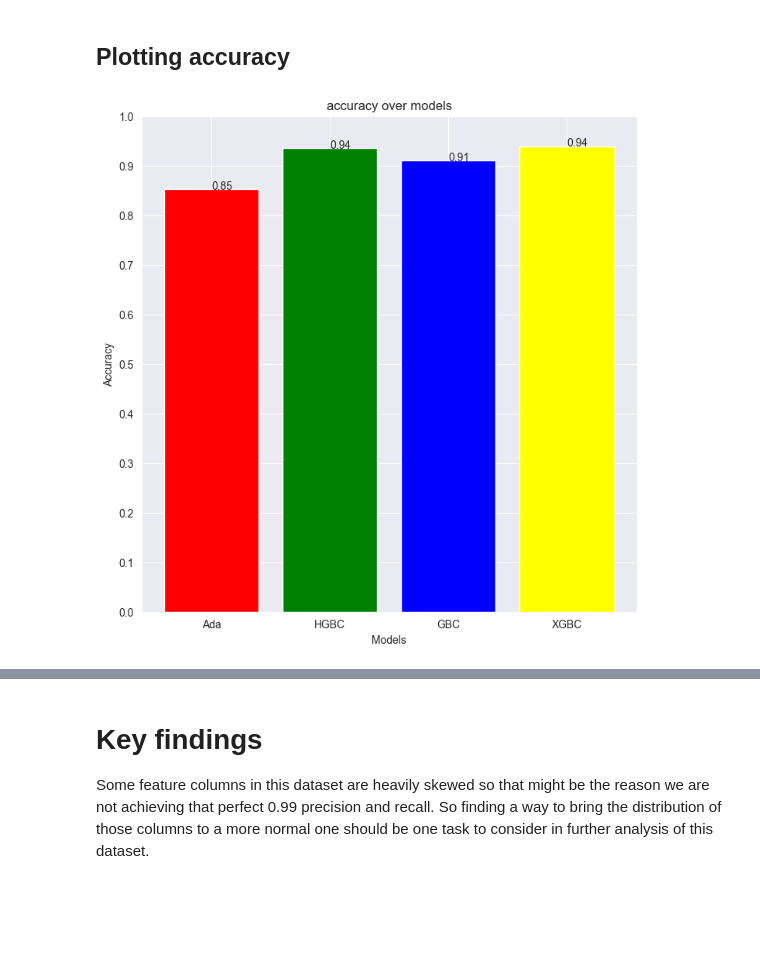
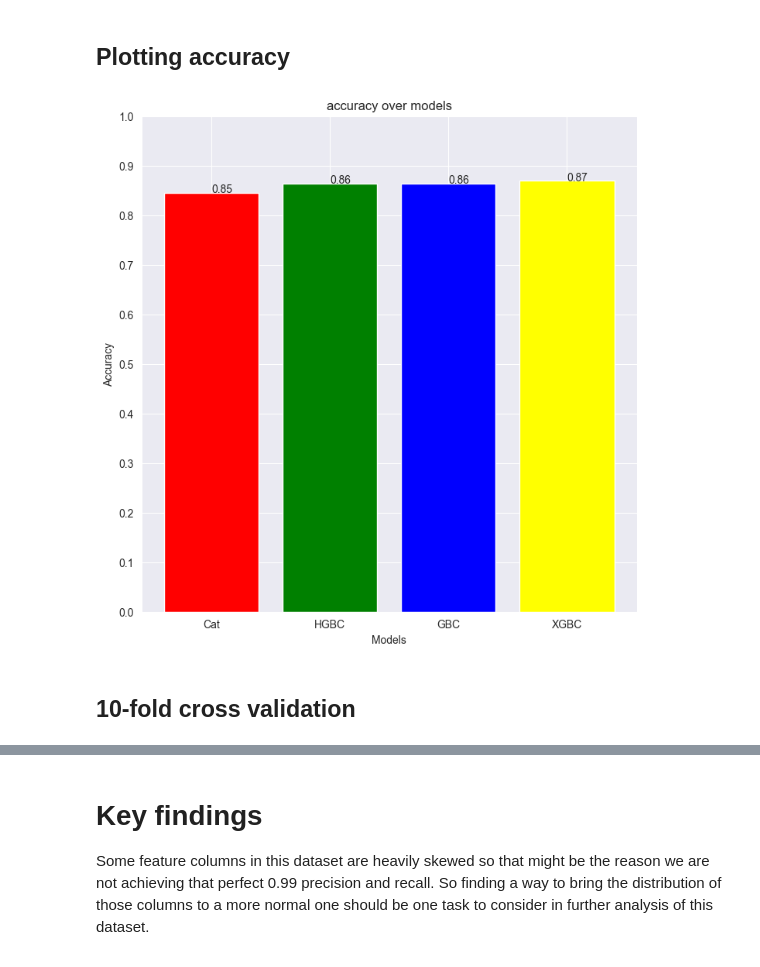
Before and after one commit to File500/Evolucijsko_BOOSTING, a Jupyter notebook: Evolucijsko_project.ipynb, the cells around one changed output, grey strips where cells are left out. Cells and saved outputs as stored; diff of their text form; code cells hidden in the pictures; blank space fills up the shorter version.

```diff
--- a/Evolucijsko_project.ipynb
+++ b/Evolucijsko_project.ipynb
@@ -291,5 +294,5 @@ Above we can see columns with skewness above 0.75. We can't log or sqrt transfor
 # %%
-X_smo, y_smo = SMOTE(random_state=42).fit_resample(X,y)
-y_smo.value_counts().plot(kind='bar', color=['red', 'green'])
+X_train, y_train = SMOTE(random_state=42).fit_resample(X_train,y_train)
+y_train.value_counts().plot(kind='bar', color=['red', 'green'])
 # %% [output]
 <AxesSubplot:>
@@ -297,5 +300,3 @@ y_smo.value_counts().plot(kind='bar', color=['red', 'green'])
-# %%
-X_train, X_test, y_train, y_test = train_test_split(X_smo, y_smo)
 # %% [markdown]
 `get_scores()` function is a helper function that we can use to easily 'grade' predictions from different models. This function plots confusion matrix for each model to visualise predictions compared to actual target values.
 # %%
@@ -421,10 +422,9 @@ Accuracy: 0.939
 # %%
-abc = AdaBoostClassifier()
+cat = CatBoostClassifier(random_state = 42)
 
 param_grid = {'learning_rate': [0.1*(n+1) for n in range(10)],
-              'n_estimators' : [2*n+1 for n in range(10)],
-              'algorithm':['SAMME', 'SAMME.R']}
+              'n_estimators' : [2*n+1 for n in range(10)],}
 
-search = GridSearchCV(estimator=abc,param_grid=param_grid,scoring='accuracy',cv=3)
+search = GridSearchCV(estimator=cat,param_grid=param_grid,scoring='accuracy',cv=3)
 search.fit(X_train, y_train)
 # %% [output]
@@ -500,22 +548,24 @@ We see that using stacking we get no better results than using only XGBClassifie
 # %% [markdown]
 ## Plotting accuracy
 # %%
-acc_ada = accuracy_score(y_test,best4.predict(X_test))
+acc_cat = accuracy_score(y_test,best4.predict(X_test))
 acc_hgbc = accuracy_score(y_test,best1.predict(X_test))
 acc_gbc = accuracy_score(y_test,best2.predict(X_test))
 acc_xgbc = accuracy_score(y_test,best3.predict(X_test))
 # %%
 fig = plt.figure(figsize=(8,8))
 ax = fig.add_axes([0.1, 0.1, 0.8, 0.8]) # main axes
-ax.bar(range(4),height=[acc_ada, acc_hgbc, acc_gbc, acc_xgbc], color=['red','green','blue','yellow'])
+ax.bar(range(4),height=[acc_cat, acc_hgbc, acc_gbc, acc_xgbc], color=['red','green','blue','yellow'])
 ax.set_xlabel('Models')
 ax.set_ylabel('Accuracy')
 ax.set_title('accuracy over models')
 ax.set_xticks([0,1,2,3])
 ax.set_yticks(np.arange(0,1.1,0.1))
-ax.set_xticklabels(['Ada', 'HGBC', 'GBC', 'XGBC'])
-for i,j in enumerate([acc_ada, acc_hgbc, acc_gbc, acc_xgbc]):
+ax.set_xticklabels(['Cat', 'HGBC', 'GBC', 'XGBC'])
+for i,j in enumerate([acc_cat, acc_hgbc, acc_gbc, acc_xgbc]):
     plt.text(i,j,np.round(j,2))
 plt.show()
 # %% [output]
-[figure, old version]
+[figure, new version]
+# %% [markdown]
+## 10-fold cross validation
```
Also changed, not shown: parts of 20 cells of this notebook, 4 other files.
